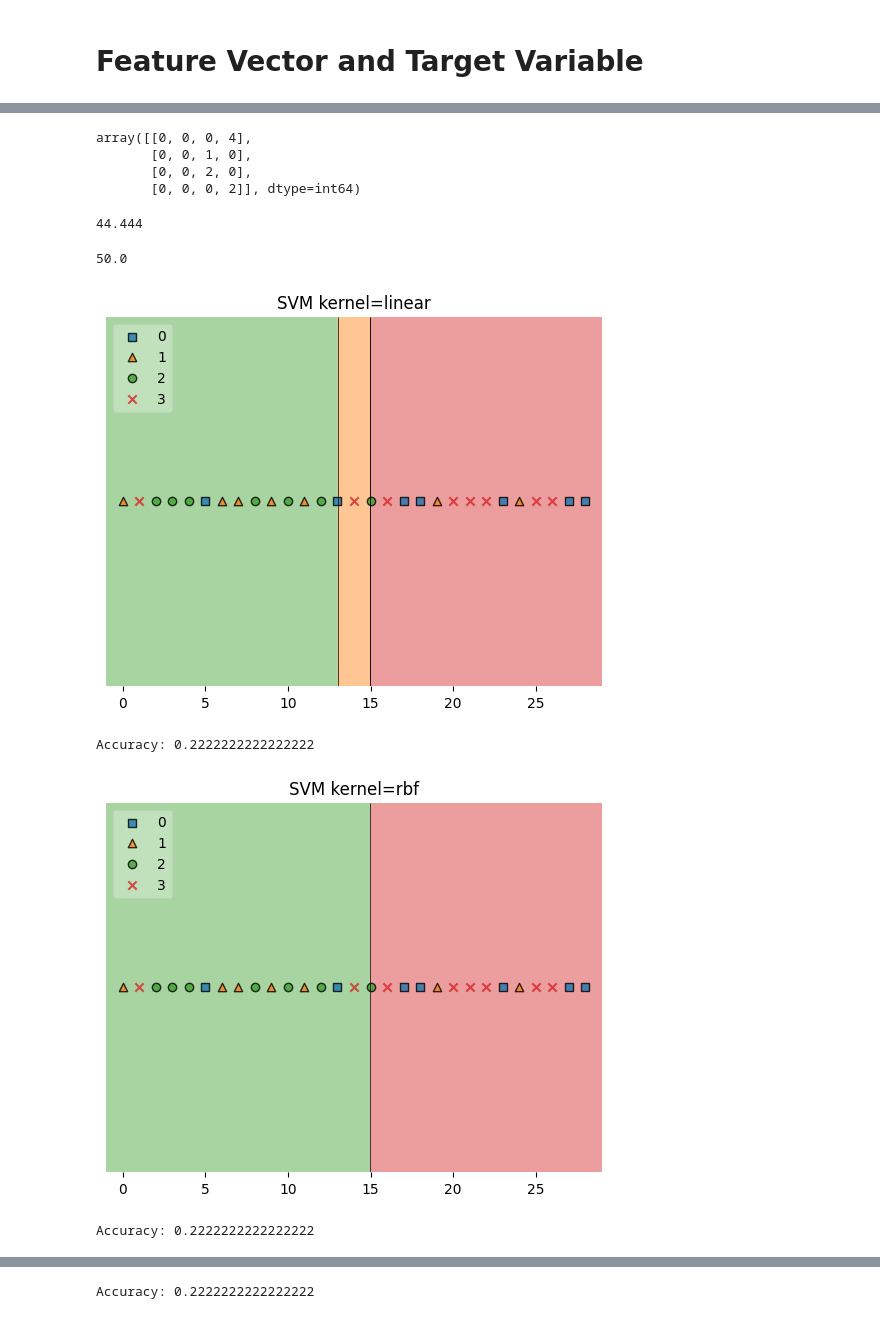
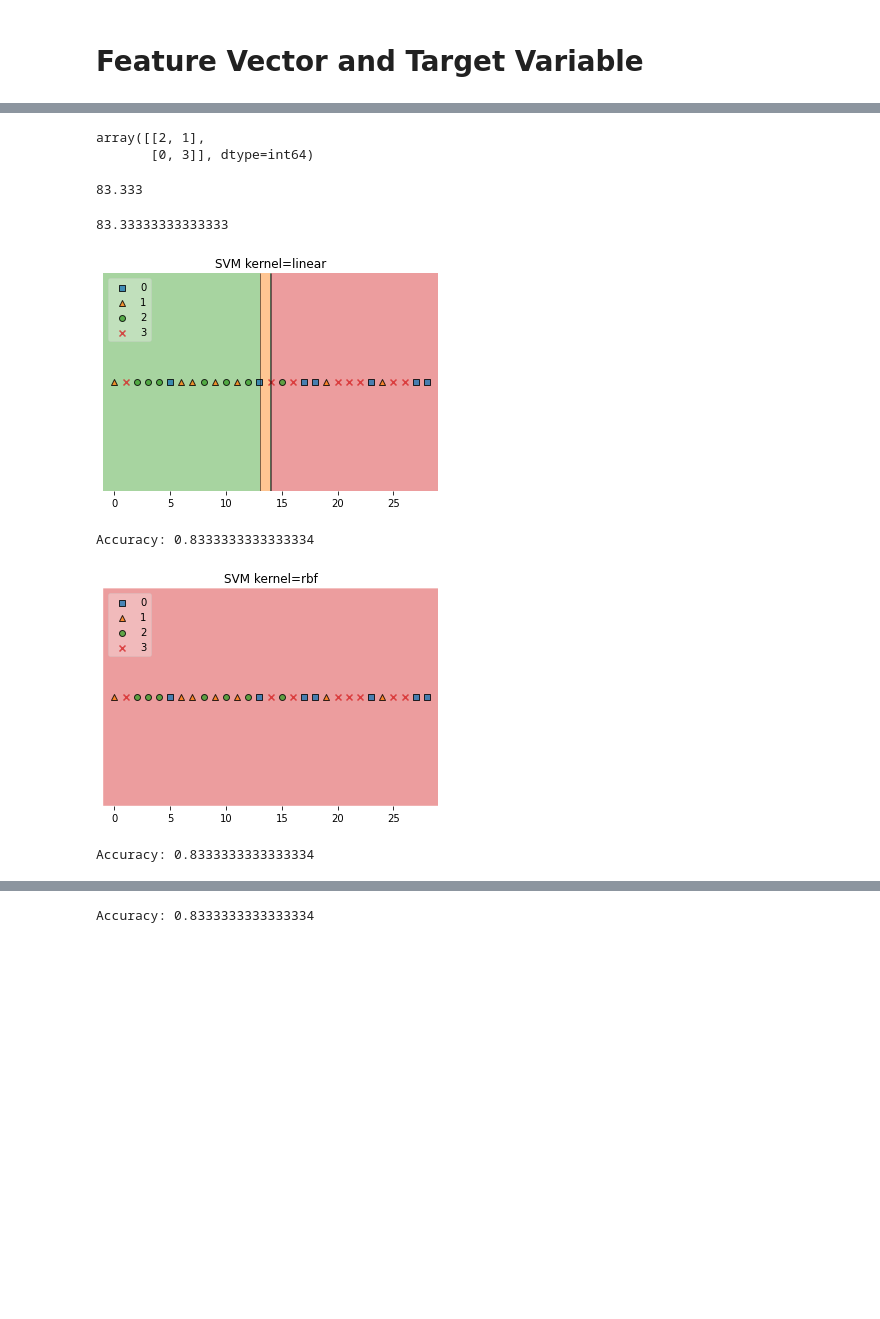
Before and after one commit to Dhyey17/LY-Project, a Jupyter notebook: PICO Classification/Classification Model.ipynb, the cells around one changed output, grey strips where cells are left out. Cells and saved outputs as stored; diff of their text form; code cells hidden in the pictures; blank space fills up the shorter version.

```diff
--- a/PICO Classification/Classification Model.ipynb
+++ b/PICO Classification/Classification Model.ipynb
@@ -115,6 +115,8 @@ from scipy.stats import randint
 X=df_cpy.drop(columns=['Outcome']).values
 y=df_cpy['Outcome'].values
 # %%
-X_train, X_test, y_train, y_test = train_test_split(X, y, train_size=0.7)
+X_train, X_test, y_train, y_test = train_test_split(X, y, test_size=0.20)
+X_train=X
+y_train=y
 X_train.shape, X_test.shape
 # %% [output]
@@ -123,8 +125,8 @@ X_train.shape, X_test.shape
 rf = RandomForestClassifier(n_jobs=-1)
 params = {
     'max_depth': [2,3,5,10,20],
-    'min_samples_leaf': [5,10,20,50,100,200],
-    'n_estimators': [2,3,5,7,9,10,15]
+    'min_samples_leaf': [2,3,4,5,7,10],
+    'n_estimators': [3,5,7,9,10,15]
 }
 # %%
 from sklearn.model_selection import GridSearchCV
@@ -151,6 +153,6 @@ RandomForestClassifier(max_depth=2, min_samples_leaf=5, n_estimators=10,
                        n_jobs=-1)
 # %%
-classifier_rf=RandomForestClassifier(max_depth=2, min_samples_leaf=5, n_estimators=10,
+classifier_rf=RandomForestClassifier(max_depth=10, min_samples_leaf=7, n_estimators=7,
                        n_jobs=-1)
 classifier_rf.fit(X_train, y_train)
 # %% [output]
@@ -177,21 +179,19 @@ from sklearn.metrics import confusion_matrix, accuracy_score, balanced_accuracy_
 # %%
 confusion_matrix(y_test, classifier_rf.predict(X_test))
 # %% [output]
-array([[0, 0, 0, 4],
-       [0, 0, 1, 0],
-       [0, 0, 2, 0],
-       [0, 0, 0, 2]], dtype=int64)
+array([[2, 1],
+       [0, 3]], dtype=int64)
 # %%
 Y_pred = classifier_rf.predict(X_test)
 acc_sc = accuracy_score(y_test, Y_pred)
 print("{0:.3f}".format(acc_sc*100))
 # %% [output]
-44.444
+83.333
 # %%
 bal_acc_sc = balanced_accuracy_score(y_test, Y_pred)
 bal_acc_sc*100
 # %% [output]
-50.0
+83.33333333333333
 # %%
 import pickle
 
@@ -209,13 +209,13 @@ def plotSVC(title):
 # %%
 from sklearn.svm import SVC
 
 kernels = ["linear", "rbf", "poly"]
 for kernel in kernels:
-    svc = SVC(C=0.5,kernel=kernel).fit(X, y)
+    svc = SVC(C=0.05,kernel=kernel).fit(X, y)
     plotSVC("kernel=" + str(kernel))
     print("Accuracy:",accuracy_score(y_test,Y_pred))
 # %% [output]
-[figure, old version]
+[figure, new version]
-Accuracy: 0.2222222222222222
+Accuracy: 0.8333333333333334
-[figure, old version]
+[figure, new version]
-Accuracy: 0.2222222222222222
+Accuracy: 0.8333333333333334
@@ -223 +223 @@ Accuracy: 0.2222222222222222
-Accuracy: 0.2222222222222222
+Accuracy: 0.8333333333333334
```
Also changed, not shown: parts of 18 cells of this notebook, 1 other file.
